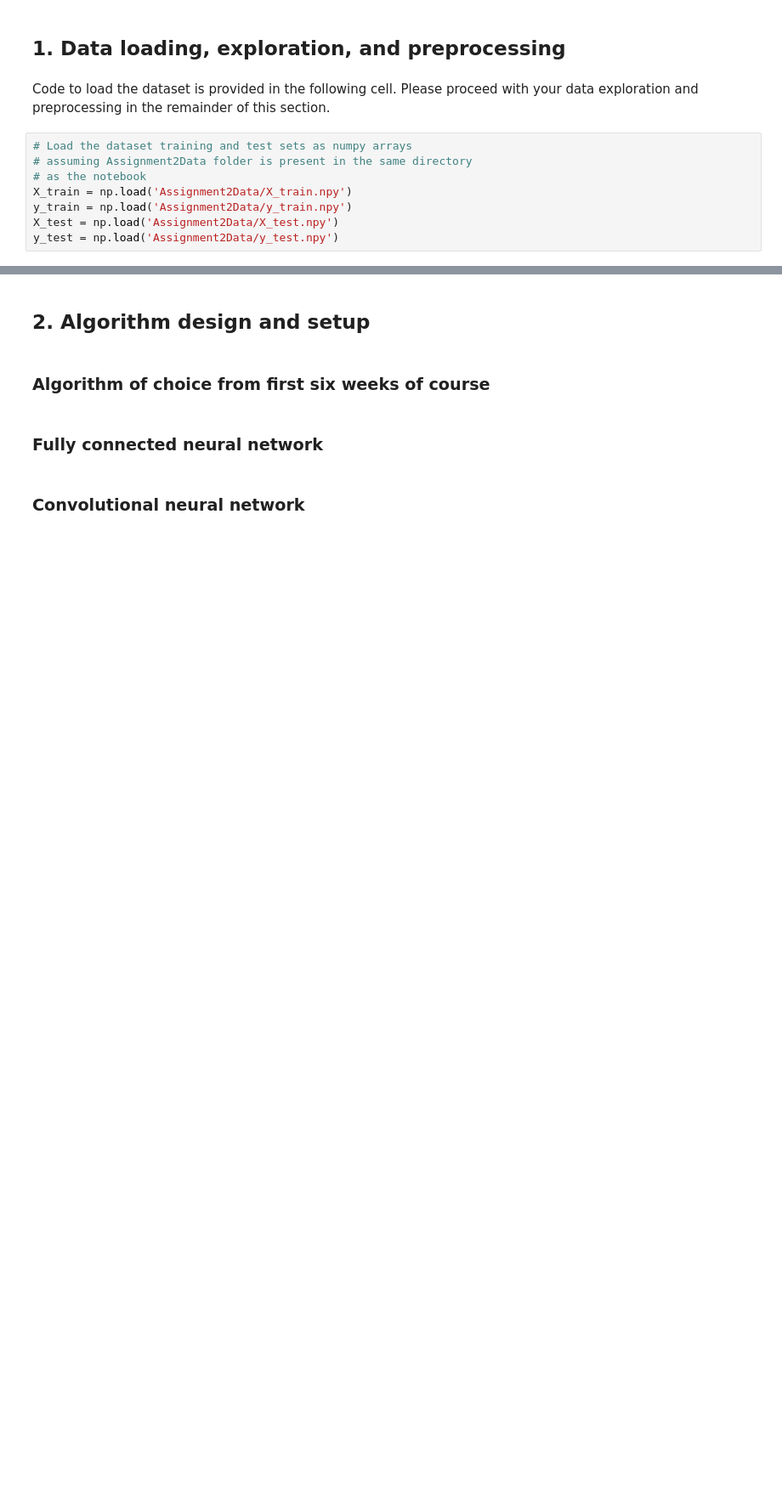
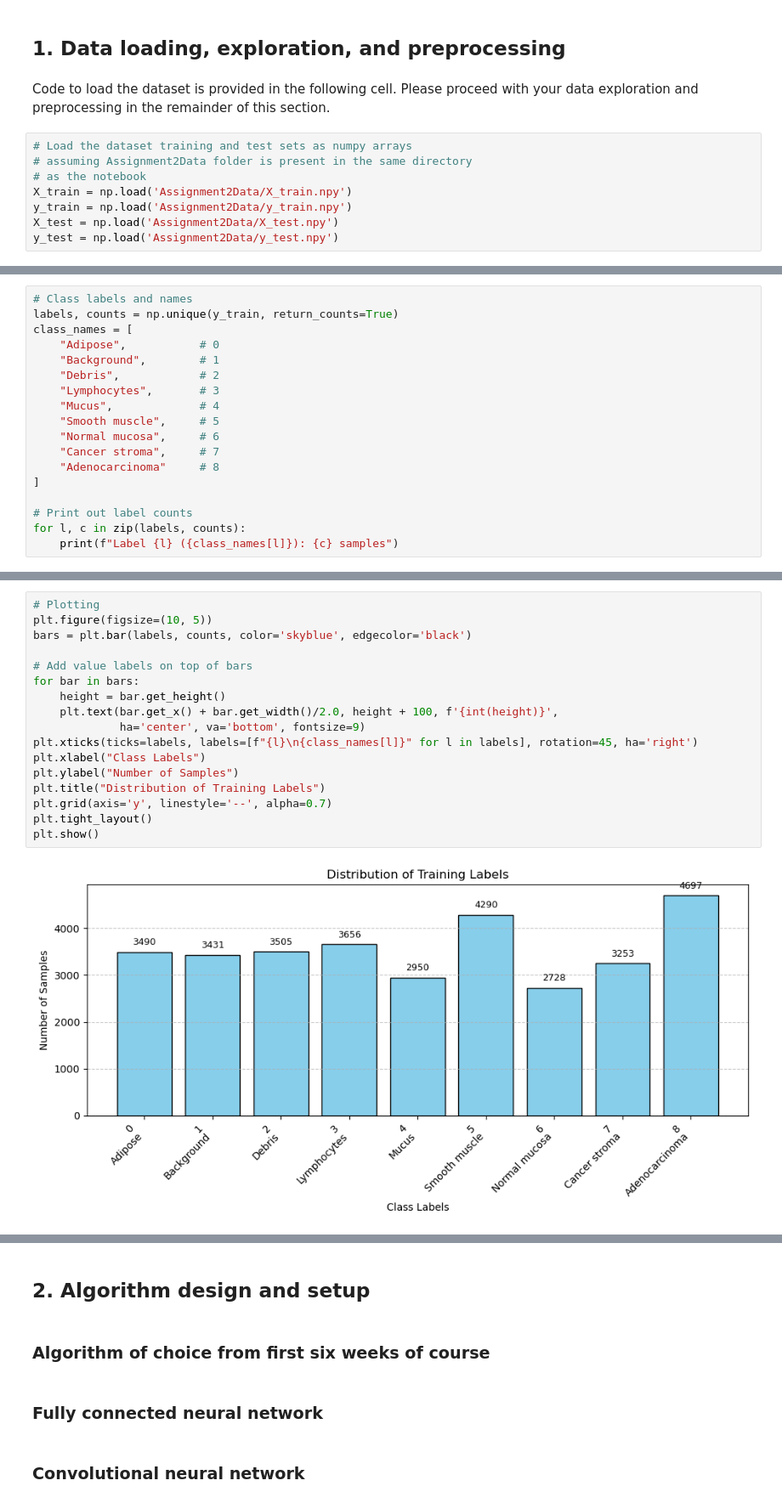
Before and after one commit to mche8891/COMP4318-A2-67, a Jupyter notebook: COMP5318-assignment2-template-notebook.ipynb, the cells around one changed output, grey strips where cells are left out. Shown at 85% size. Cells and saved outputs as stored; diff of their text form; blank space fills up the shorter version.

```diff
--- a/COMP5318-assignment2-template-notebook.ipynb
+++ b/COMP5318-assignment2-template-notebook.ipynb
@@ -28,0 +46,18 @@ Please print/display some examples of your preprocessed data here.
+# %%
+# Class labels and names
+labels, counts = np.unique(y_train, return_counts=True)
+class_names = [
+    "Adipose",           # 0
+    "Background",        # 1
+    "Debris",            # 2
+    "Lymphocytes",       # 3
+    "Mucus",             # 4
+    "Smooth muscle",     # 5
+    "Normal mucosa",     # 6
+    "Cancer stroma",     # 7
+    "Adenocarcinoma"     # 8
+]
+
+# Print out label counts
+for l, c in zip(labels, counts):
+    print(f"Label {l} ({class_names[l]}): {c} samples")
@@ -28,0 +74,19 @@ Please print/display some examples of your preprocessed data here.
+# %%
+# Plotting
+plt.figure(figsize=(10, 5))
+bars = plt.bar(labels, counts, color='skyblue', edgecolor='black')
+
+# Add value labels on top of bars
+for bar in bars:
+    height = bar.get_height()
+    plt.text(bar.get_x() + bar.get_width()/2.0, height + 100, f'{int(height)}',
+             ha='center', va='bottom', fontsize=9)
+plt.xticks(ticks=labels, labels=[f"{l}\n{class_names[l]}" for l in labels], rotation=45, ha='right')
+plt.xlabel("Class Labels")
+plt.ylabel("Number of Samples")
+plt.title("Distribution of Training Labels")
+plt.grid(axis='y', linestyle='--', alpha=0.7)
+plt.tight_layout()
+plt.show()
+# %% [output]
+[figure, added]
```
Also changed, not shown: parts of 8 cells of this notebook.
